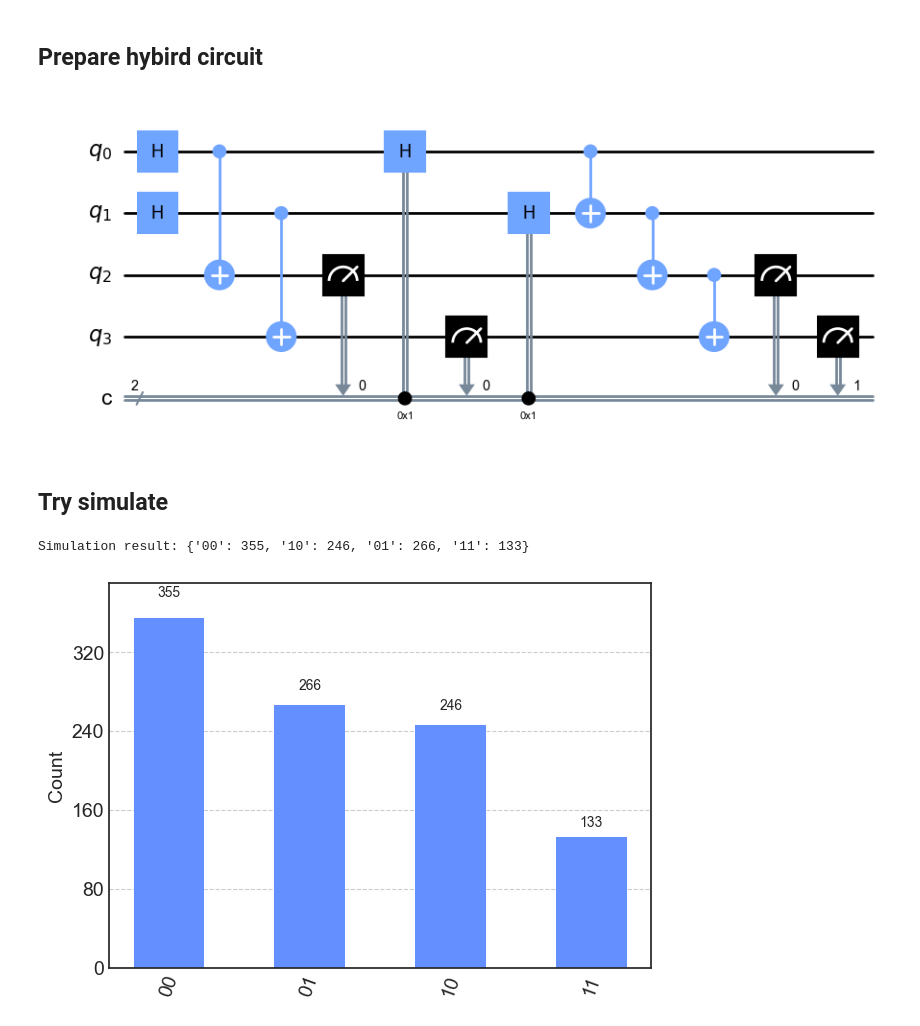
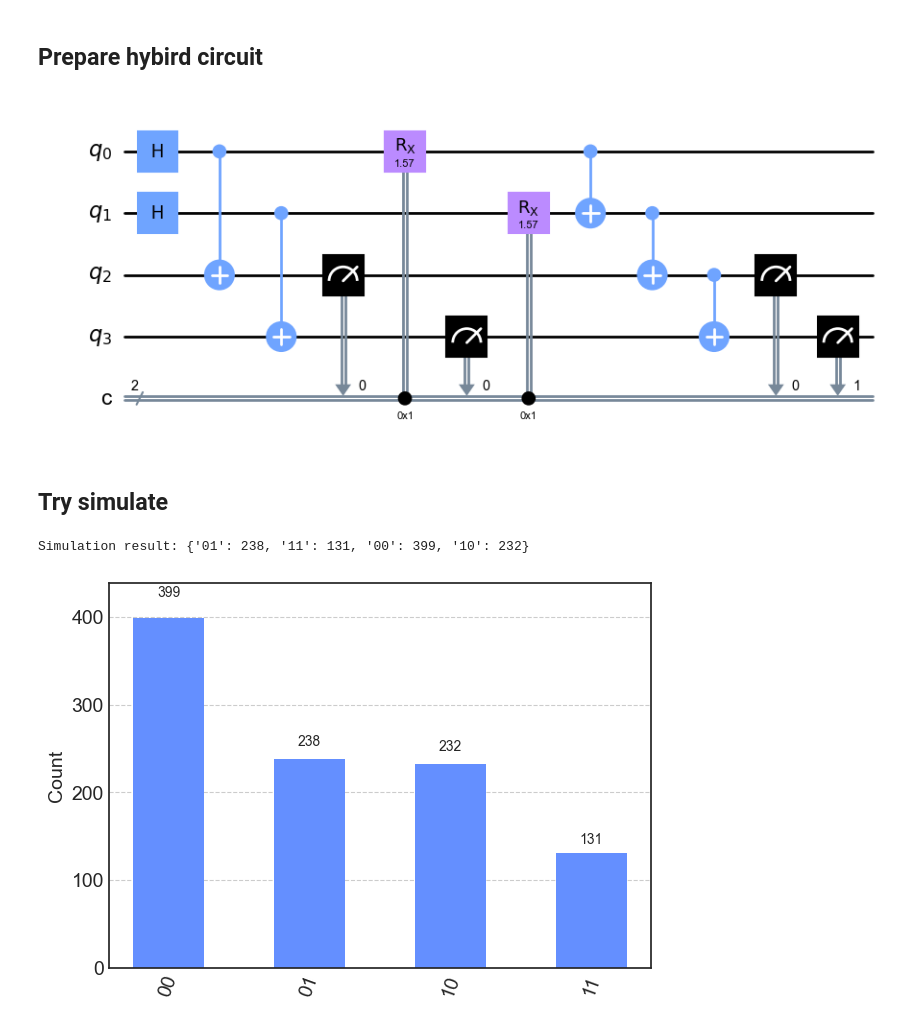
Before and after one commit to hoolheart/scout, a Jupyter notebook: notebooks/02-quantum-computing/03-hybrid-circuit.ipynb, the cells around one changed output. Saved outputs shown, nothing was run; the diff lists cells and outputs as text; code cells hidden in the pictures.

Commit message:
update hybird circuits

```diff
--- a/notebooks/02-quantum-computing/03-hybrid-circuit.ipynb
+++ b/notebooks/02-quantum-computing/03-hybrid-circuit.ipynb
@@ -53,10 +53,10 @@ cx q[0], q[2];
 cx q[1], q[3];
 
 measure q[2] -> c[0];
-if (c == 1) h q[0];
+if (c == 1) rx(1.570796) q[0];
 
 measure q[3] -> c[0];
-if (c == 1) h q[1];
+if (c == 1) rx(1.570796) q[1];
 
 cx q[0], q[1];
 cx q[1], q[2];
@@ -68,23 +68,23 @@ measure q[3] -> c[1];
 circ = qiskit.QuantumCircuit.from_qasm_str(qasm)
 circ.draw()
 # %% [output]
-[figure, old version]
+[figure, new version]
 # %% [markdown]
 ## Try simulate
 # %%
 # prepare OpenQasm simulator backend
 backend = qiskit.providers.basicaer.QasmSimulatorPy()
 
-# generate OpenQasm
-qasm = qiskit.transpile(circ, backend)
+# tranpile circuit due to backend
+transpiled = qiskit.transpile(circ, backend)
 
-# run qasm in simulator
-job = backend.run(qasm, shots=1000)
+# run circuit in simulator
+job = backend.run(transpiled, shots=1000)
 
 # get result and visualization
 rst = job.result()
 print(f'Simulation result: {rst.get_counts()}')
 qiskit.visualization.plot_histogram(rst.get_counts())
 # %% [output]
-Simulation result: {'00': 355, '10': 246, '01': 266, '11': 133}
+Simulation result: {'01': 238, '11': 131, '00': 399, '10': 232}
-[figure, old version]
+[figure, new version]
```
Also changed, not shown: parts of 9 cells of this notebook.
